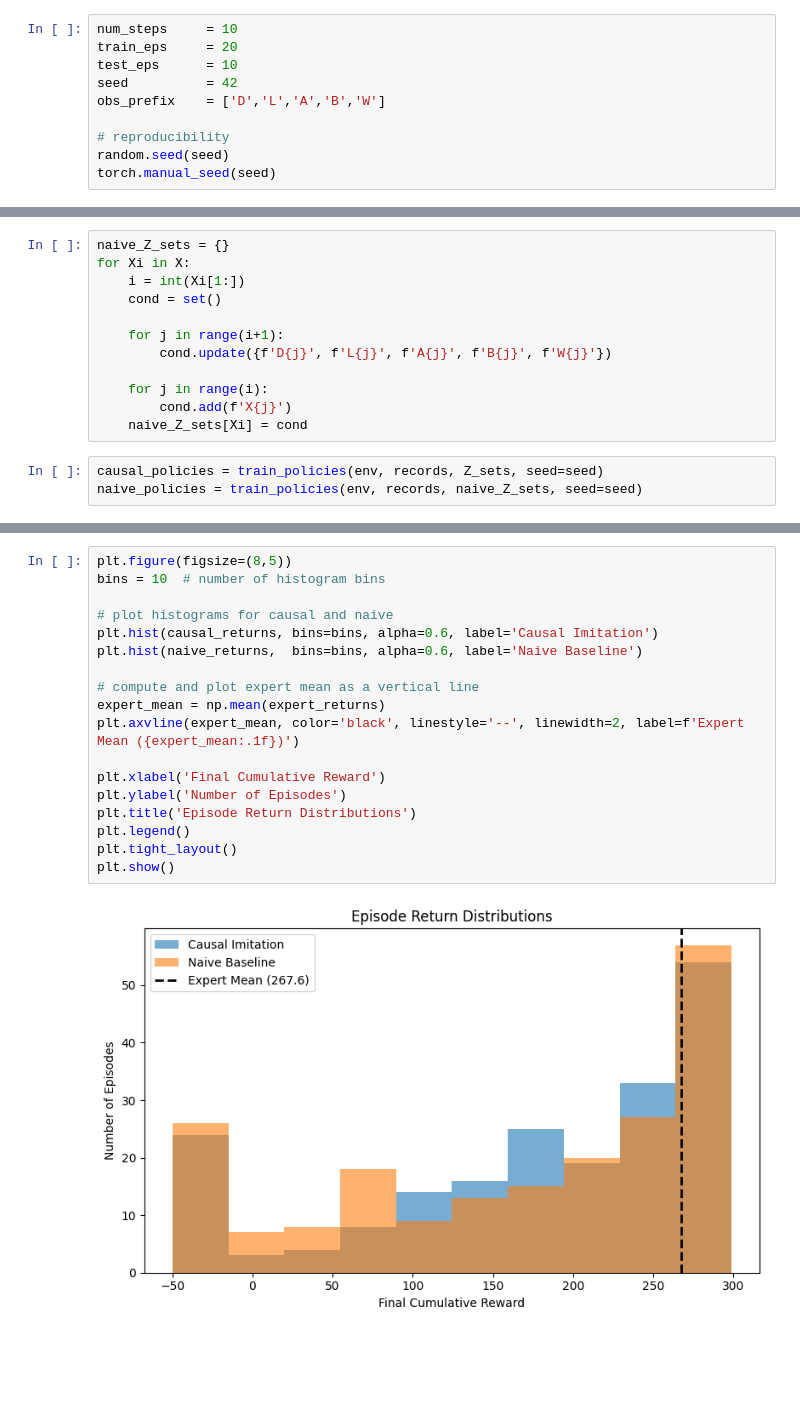
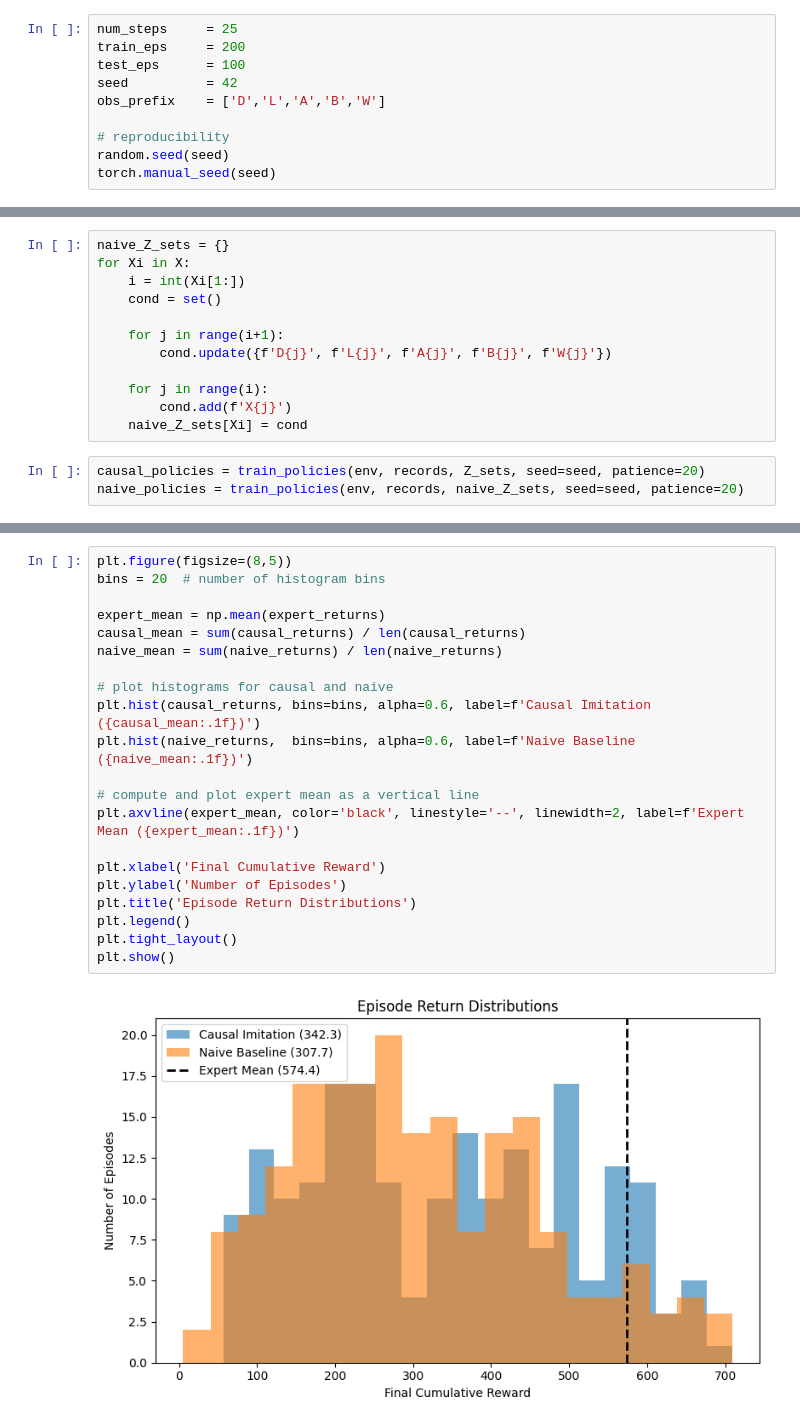
Before and after one commit to CausalAILab/Causal-RL, a Jupyter notebook: test_highway_imitation.ipynb, the cells around one changed output, grey strips where cells are left out. Drawn from its saved outputs; the diff is of its cells as text; blank space fills up the shorter version.

```diff
--- a/test_highway_imitation.ipynb
+++ b/test_highway_imitation.ipynb
@@ -10,9 +10,9 @@ from collections import defaultdict
 from causal_gym import HighwayPCH
 from imitation.imitate import *
 # %%
-num_steps     = 10
-train_eps     = 20
-test_eps      = 10
+num_steps     = 25
+train_eps     = 200
+test_eps      = 100
 seed          = 42
 obs_prefix    = ['D','L','A','B','W']
 
@@ -85,6 +84,6 @@ for Xi in X:
         cond.add(f'X{j}')
     naive_Z_sets[Xi] = cond
 # %%
-causal_policies = train_policies(env, records, Z_sets, seed=seed)
-naive_policies = train_policies(env, records, naive_Z_sets, seed=seed)
+causal_policies = train_policies(env, records, Z_sets, seed=seed, patience=20)
+naive_policies = train_policies(env, records, naive_Z_sets, seed=seed, patience=20)
 # %% [output]
@@ -127,23 +149,26 @@ plt.show()
 # %%
 plt.figure(figsize=(8,5))
-bins = 10  # number of histogram bins
+bins = 20  # number of histogram bins
+
+expert_mean = np.mean(expert_returns)
+causal_mean = sum(causal_returns) / len(causal_returns)
+naive_mean = sum(naive_returns) / len(naive_returns)
 
 # plot histograms for causal and naive
-plt.hist(causal_returns, bins=bins, alpha=0.6, label='Causal Imitation')
-plt.hist(naive_returns,  bins=bins, alpha=0.6, label='Naive Baseline')
+plt.hist(causal_returns, bins=bins, alpha=0.6, label=f'Causal Imitation ({causal_mean:.1f})')
+plt.hist(naive_returns,  bins=bins, alpha=0.6, label=f'Naive Baseline ({naive_mean:.1f})')
 
 # compute and plot expert mean as a vertical line
-expert_mean = np.mean(expert_returns)
 plt.axvline(expert_mean, color='black', linestyle='--', linewidth=2, label=f'Expert Mean ({expert_mean:.1f})')
 
 plt.xlabel('Final Cumulative Reward')
 plt.ylabel('Number of Episodes')
 plt.title('Episode Return Distributions')
 plt.legend()
 plt.tight_layout()
 plt.show()
 # %% [output]
-[figure, old version]
+[figure, new version]
 # %%
 def policy_accuracy(records, policies):
     total, correct = 0, 0
```
Also changed, not shown: parts of 8 cells of this notebook, 3 other files.
